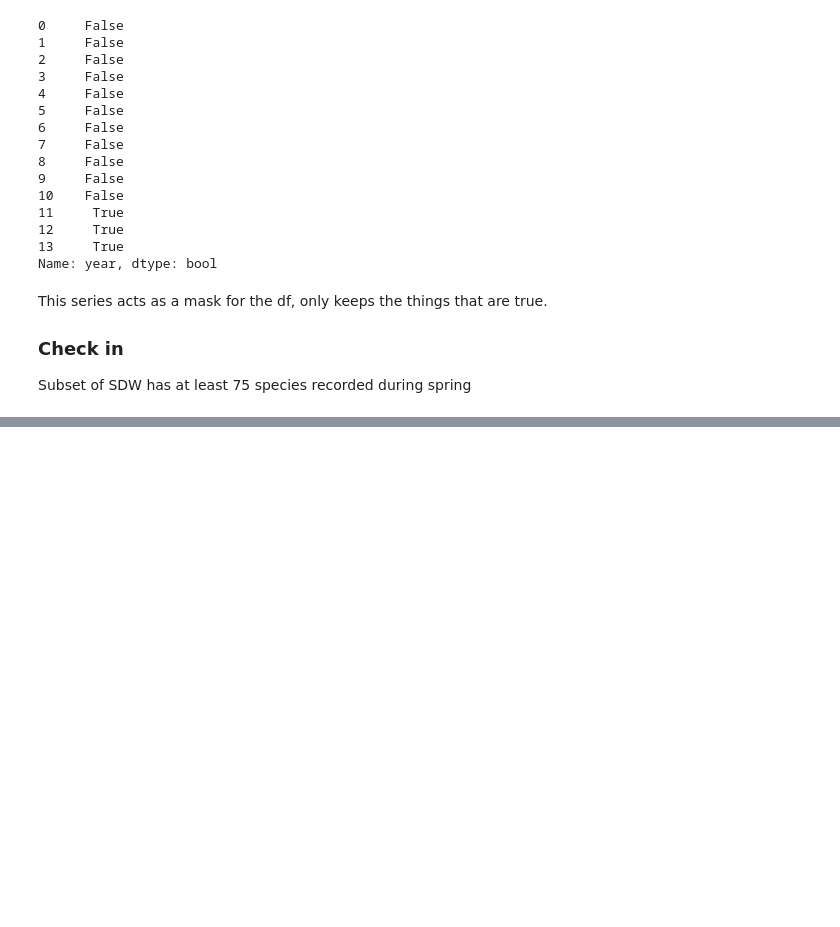
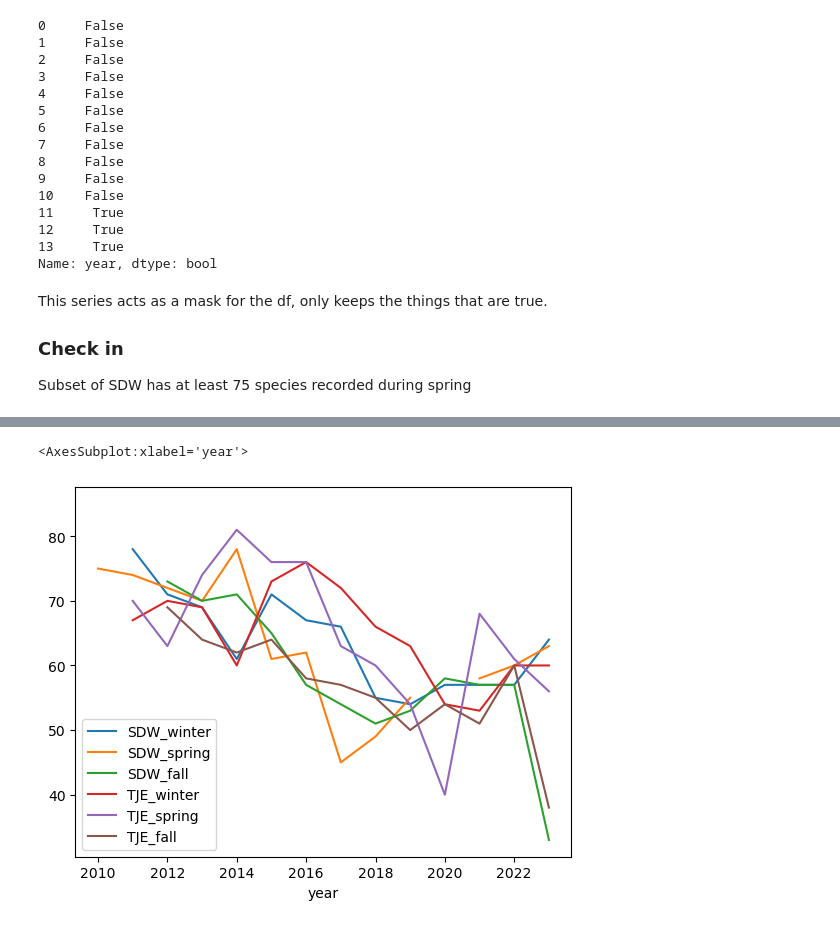
Before and after one commit to haylee360/eds220-2024-in-class, a Jupyter notebook: week2-dataframe-subsetting.ipynb, the cells around one changed output, grey strips where cells are left out. Saved outputs shown, nothing was run; the diff lists cells and outputs as text; code cells hidden in the pictures; blank space fills up the shorter version.

```diff
--- a/week2-dataframe-subsetting.ipynb
+++ b/week2-dataframe-subsetting.ipynb
@@ -259,0 +321,5 @@ sdw_spring
+# %%
+df.set_index('year').loc[:,'SDW_winter':'TJE_fall'].plot()
+# %% [output]
+<AxesSubplot:xlabel='year'>
+[figure, added]
```
Also changed, not shown: parts of 5 cells of this notebook, 1 other file.
